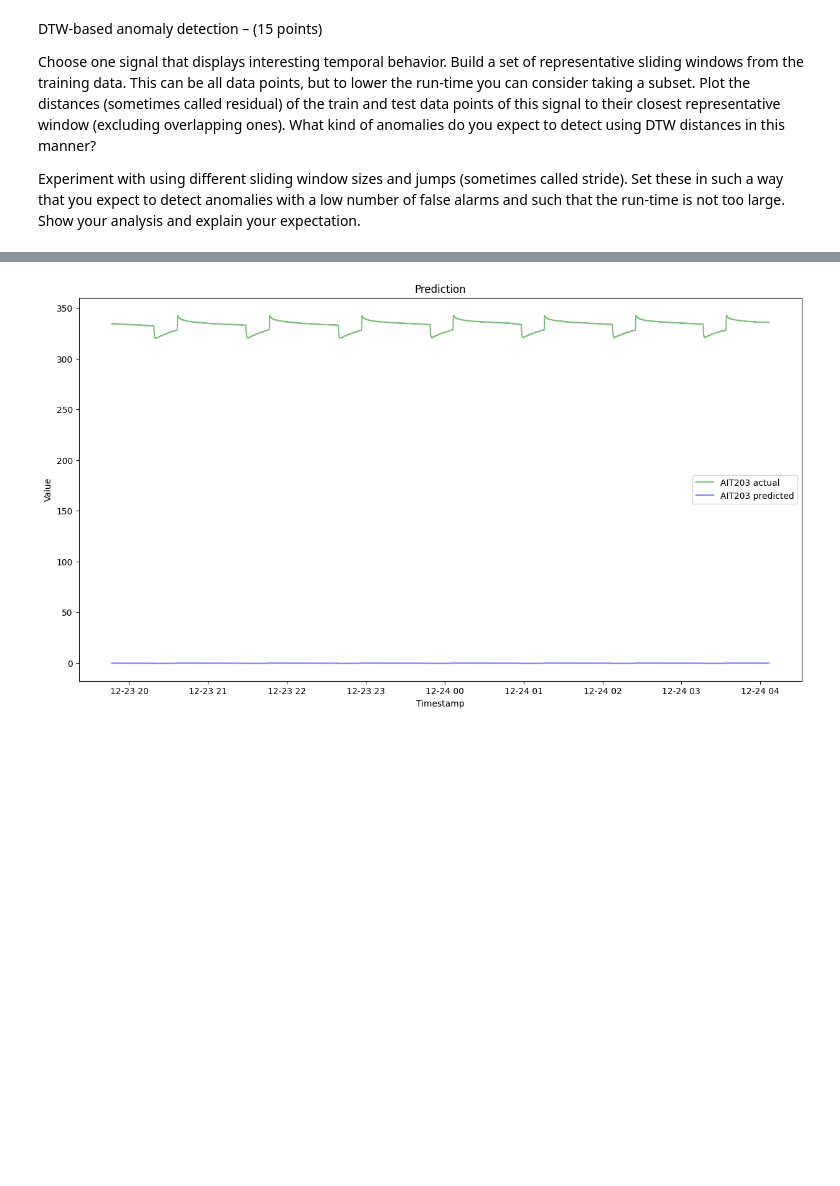
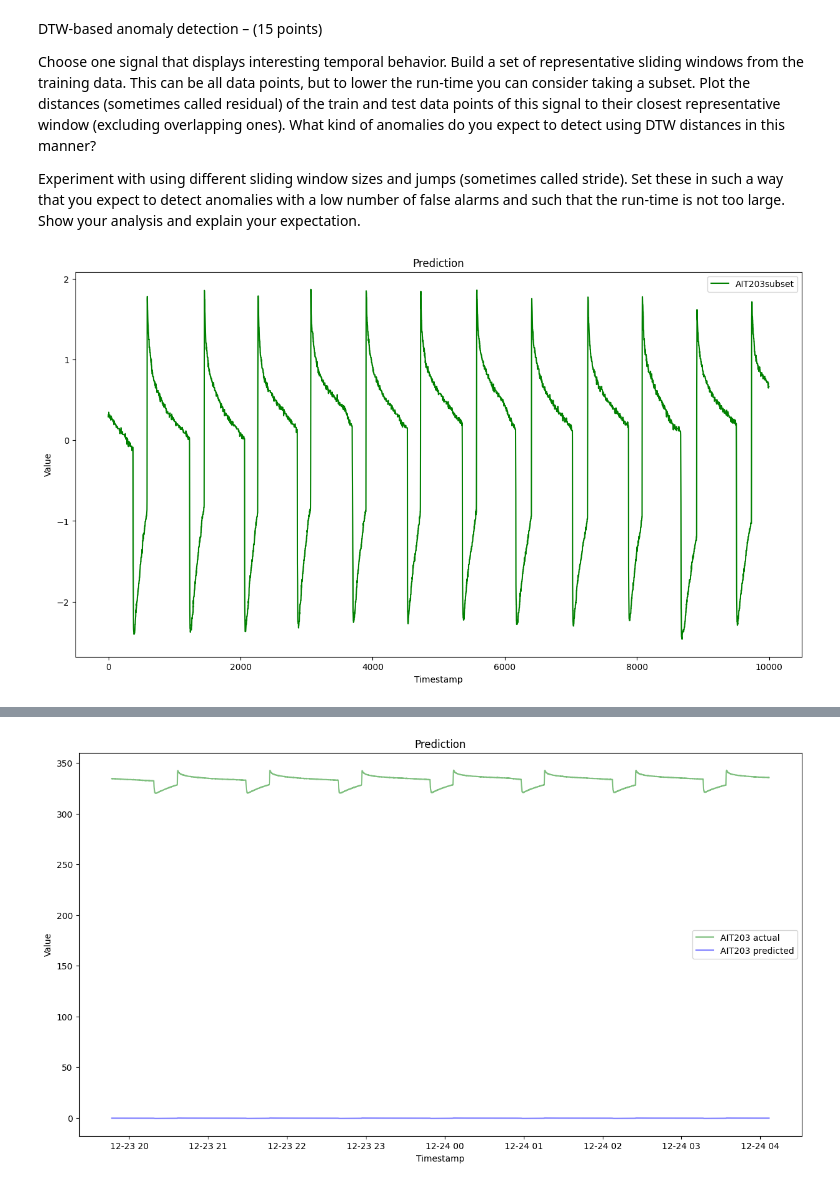
Before and after one commit to aqzandt/bigdata_fp, a Jupyter notebook: data_mining_1/lab.ipynb, the cells around one changed output, grey strips where cells are left out. Drawn from its saved outputs; the diff is of its cells as text; code cells hidden in the pictures; blank space fills up the shorter version.

```diff
--- a/data_mining_1/lab.ipynb
+++ b/data_mining_1/lab.ipynb
@@ -140,0 +143,18 @@ test_windows = build_windows(sample_test_data, 1000, 500)
+# %%
+# Graph of subset to build windows on
+
+start = 100000
+end = 150000
+sample = 10000
+signal = "AIT203"
+sample_train_data = normalize_data(train_data[signal][start:end]).sample(sample).sort_index().tolist()
+sample_test_data = normalize_data(test_data[signal]).sample(sample).sort_index().tolist()
+plt.figure(figsize=(15, 8))
+plt.plot(range(len(sample_train_data)), sample_train_data, c='g', label=signal + "subset")
+plt.xlabel('Timestamp')
+plt.ylabel('Value')
+plt.title("Prediction")
+plt.legend()
+plt.show()
+# %% [output]
+[figure, added]
```
Also changed, not shown: parts of 4 cells of this notebook.
